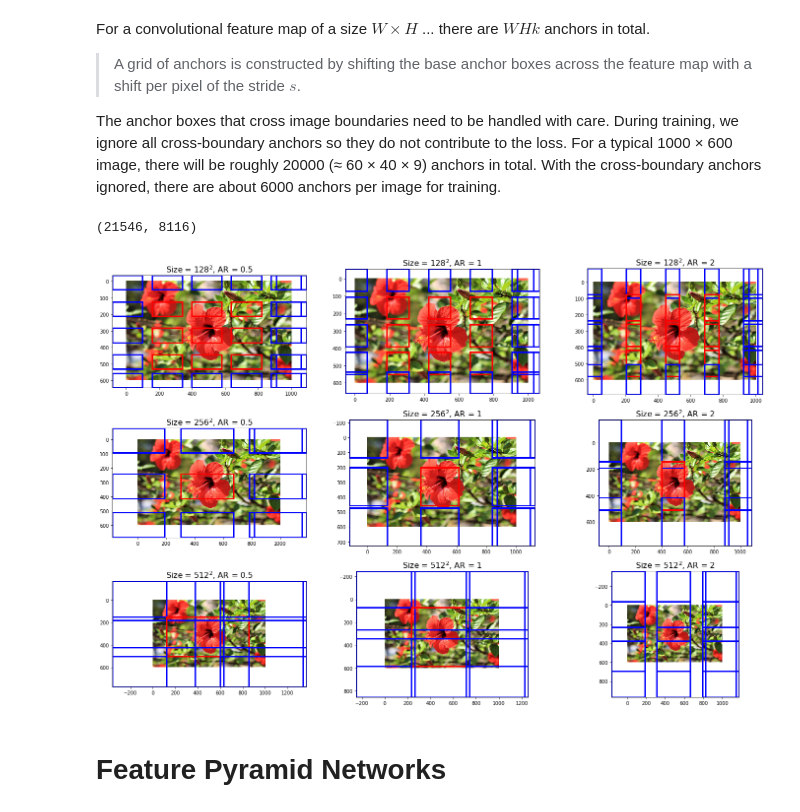
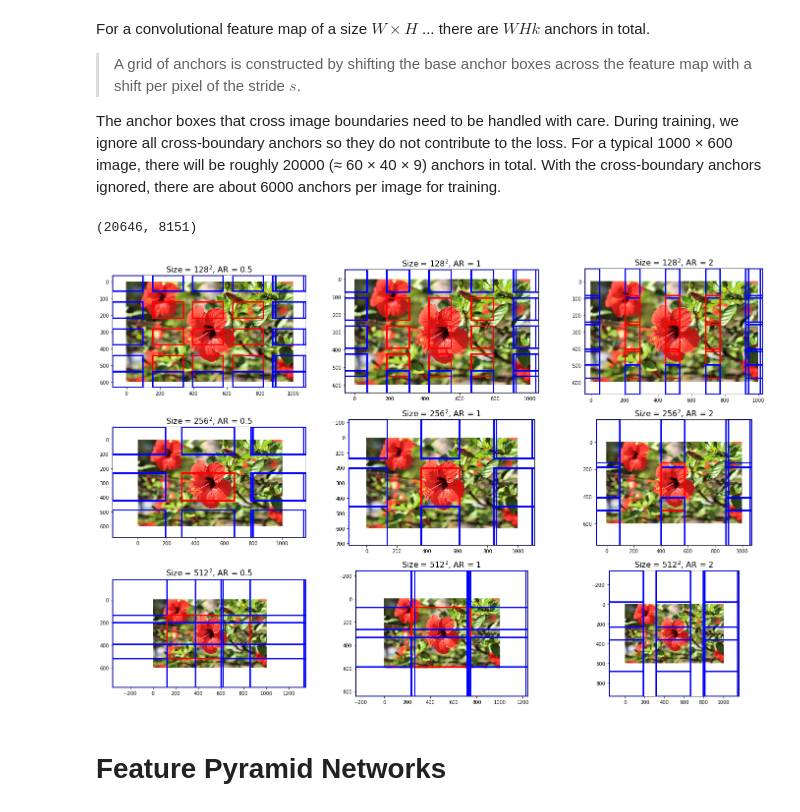
Before and after one commit to distracteddreamer/annotaited, a Jupyter notebook: The Annotated Mask R-CNN.ipynb, the cells around one changed output. Drawn from its saved outputs; the diff is of its cells as text; code cells hidden in the pictures.

```diff
--- a/The Annotated Mask R-CNN.ipynb
+++ b/The Annotated Mask R-CNN.ipynb
@@ -123,20 +127,18 @@ An anchor is centered at the sliding window in question, and is associated with
 > Each pixel in the input feature map corresponds to an anchor box. Here we will adapt FaceBook's MRCNN benchmark anchor generation code. First we define a single `anchor` with dimensions $[x_1, y_1, x_2, y_2] = [0, 0, s-1, s-1]$, where $s$ is the stride of the feature map with respect to the input.
 # %%
 def generate_anchors(
-    stride=16, sizes=(128, 256, 512), aspect_ratios=(0.5, 1, 2)
-):
+    stride=16, sizes=(128, 256, 512), aspect_ratios=(0.5, 1, 2)):
 
     sizes = np.array(sizes)
     aspect_ratios = np.array(aspect_ratios)
 
-    base_anchor = anchor = np.array([1, 1, stride, stride], dtype=np.float) - 1 # (1,)
+    base_anchor = np.array([1, 1, stride, stride], dtype=np.float) - 1 # (1,)
     w, h, x_ctr, y_ctr =  to_whxy(base_anchor) # (1,)
     base_area = w * h
 
 
-    _widths = np.sqrt(base_area / aspect_ratios)
-    widths = np.round(_widths) # (A,)
-    heights = np.round(_widths * aspect_ratios) # (A,)
+    widths = np.round(np.sqrt(base_area / aspect_ratios)) # (A,)
+    heights = np.round(widths * aspect_ratios) # (A,)
 
     scales = sizes / stride
     widths = scales[None] * widths[:, None] # (A, S)
@@ -155,5 +157,5 @@ def generate_anchors(
 For anchors, we use 3 scales with box areas of 1282,
 2562, and 5122 pixels, and 3 aspect ratios of 1:1, 1:2, and 2:1. To generate region proposals, we slide a small network over the convolutional feature map output by the last shared convolutional layer ... the total stride ... on the last convolutional layer is 16 pixels.
 # %%
-anchors = generate_anchors(stride=8, sizes=(128, 256, 512),
+anchors = generate_anchors(stride=16, sizes=(128, 256, 512),
                           aspect_ratios=(0.5, 1., 2.))
@@ -200,14 +178,14 @@ For a convolutional feature map of a size $W \times H$ ... there are $WHk$ ancho
 The anchor boxes that cross image boundaries need
 to be handled with care. During training, we ignore all cross-boundary anchors so they do not contribute to the loss. For a typical 1000 × 600 image, there will be roughly 20000 (≈ 60 × 40 × 9) anchors in total. With the cross-boundary anchors ignored, there are about 6000 anchors per image for training.
 # %%
-def grid_anchors(base_anchors, stride, width, height):
+def grid_anchors(base_anchors, stride, width, height, img_width, img_height):
     """
     base_anchors: (N, 4)
     H = height
     W = width
     """
-    shifts_x = np.arange(0, width, stride) # (W,)
-    shifts_y = np.arange(0, height, stride) # (H,)
+    shifts_x = np.arange(0, width * stride, stride) # (W,)
+    shifts_y = np.arange(0, height * stride, stride) # (H,)
 
     # Indexing is 'xy' by default in np/tf but 'ij' in pytorch
     # (so they reverse these in the mrcnn benchmark code)
@@ -218,19 +196,20 @@ def grid_anchors(base_anchors, stride, width, height):
     # (H, W, 1, 4) + (1, 1, N, 4) -> (H, W, N, 4)
     anchors = shifts[..., None, :] + base_anchors[None, None]
 
-    inside = (anchors[..., :2] >= [0, 0]).all(axis=-1) & (anchors[..., 2:] < [width, height]).all(axis=-1)
+    inside = (anchors[..., :2] >= [0, 0]).all(axis=-1) & (anchors[..., 2:] < [img_width, img_height]).all(axis=-1)
 
     return anchors, inside
 # %%
-grid_1000_600, inside_1000_600 = grid_anchors(generate_anchors(), 16, 1000, 600)
+grid_1000_600, inside_1000_600 = grid_anchors(anchors, 16, 1000 // 16, 600 // 16, 1000, 600)
 grid_1000_600.size // 4, inside_1000_600.sum()
 # %% [output]
-(21546, 8116)
+(20646, 8151)
 # %%
 sizes=(128, 256, 512)
 aspect_ratios=(0.5, 1, 2)
 grid, inside = grid_anchors(generate_anchors(sizes=sizes, aspect_ratios=aspect_ratios), 16,
-                            width=img.shape[1], height=img.shape[0])
+                            width=img.shape[1]//16, height=img.shape[0]//16,
+                            img_width=img.shape[1], img_height=img.shape[0])
 # Sample the grid and also add the left-most and bottom-most boxes as well
 
 sample1 = [10, 20, 20]
@@ -246,34 +225,34 @@ def plot_anchors(grid, inside, sizes, aspect_ratios, sample_h, sample_w, images=
         for j, sz in enumerate(sizes):
             ax = axes[j, i]
             ax.imshow(img)
 
             n = i * 3 + j
 
             s1 = sample_h[j]
             s2 = sample_w[j]
 
             boxes = np.concatenate([
                 grid[::s1, ::s2, n].reshape((-1, 4)),
                 grid[-1:, ::s2, n].reshape((-1, 4)),
                 grid[::s1, -1:, n].reshape((-1, 4)),
                 grid[-1:, -1:, n].reshape((-1, 4))])
 
             boxes_inside = np.concatenate([
                 inside[::s1, ::s2, n].reshape((-1)),
                 inside[-1:, ::s2, n].reshape((-1)),
                 inside[::s1, -1:, n].reshape((-1)),
                 inside[-1:, -1:, n].reshape((-1))])
 
             for box, box_in in zip(boxes, boxes_inside):
                 plot_rectangle(box, ax, clr='r' if box_in else 'b', linewidth=3)
             ax.set_title('Size = ${}^2$, AR = ${}$'.format(sz, ar), fontsize=16)
             ax.set_xlim(boxes[:, 0].min(), boxes[:, 2].max())
             ax.set_ylim(boxes[:, 1].min(), boxes[:, 3].max())
             ax.invert_yaxis();
 
 plot_anchors(grid, inside, sizes, aspect_ratios, sample1, sample2, [img] * 3);
 # %% [output]
-[figure, old version]
+[figure, new version]
 # %% [markdown]
 # Feature Pyramid Networks
 # %% [markdown]
```
Also changed, not shown: parts of 33 cells of this notebook, 3 other files.
